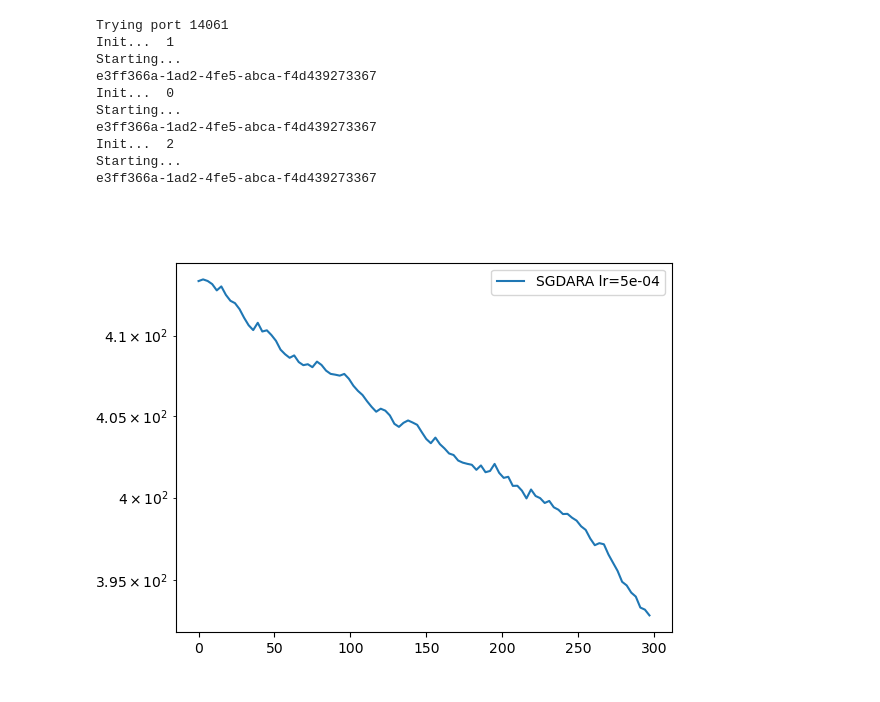
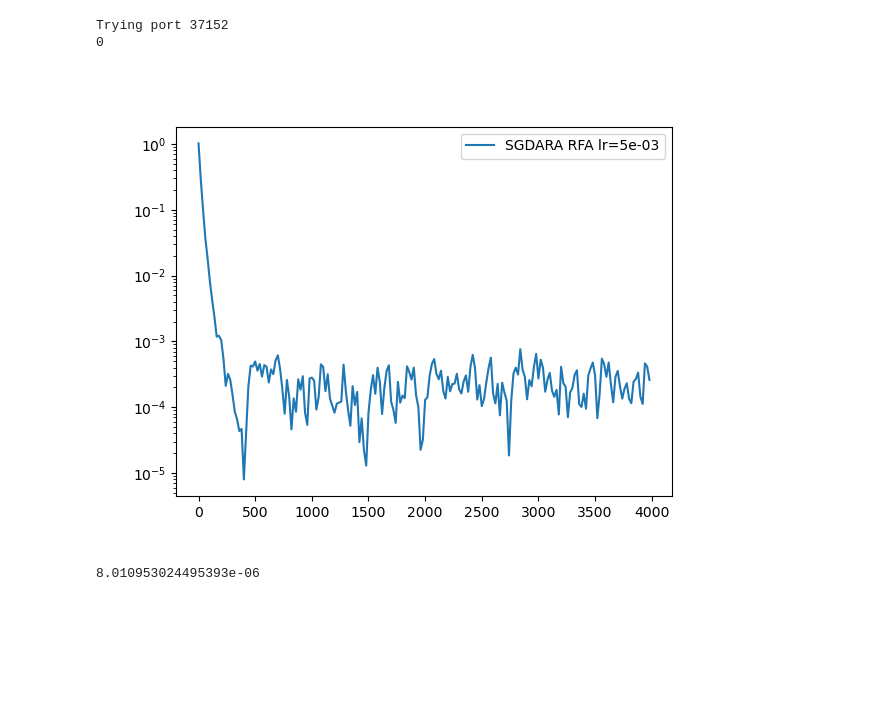
Before and after one commit to nazya/sgda-ra, a Jupyter notebook: notebooks/Distributed-RA.ipynb, the cells around one changed output. Drawn from its saved outputs; the diff is of its cells as text; code cells hidden in the pictures; blank space fills up the shorter version.

```diff
--- a/notebooks/Distributed-RA.ipynb
+++ b/notebooks/Distributed-RA.ipynb
@@ -30,27 +82,23 @@ TrainDistributedConfig(game=GameOptions(game_type=<GameType.QUADRATIC: 'quadrati
+# %%
+record = train(config)
+# %% [output]
+Trying port 37152
+0
 # %%
 plt.figure()
 plt.yscale('log')
-
-config.optimizer.lr = 5e-4
-config.optimizer.optimizer_type = OptimizerType.SGDARA
-record = train(config)
 record.load_metrics()
-
 # plt.figure()
 plt.plot(record.metrics.num_grad, record.metrics.hamiltonian,
-         label="%s lr=%.e" % (config.optimizer.optimizer_type.value, config.optimizer.lr))
+         label="%s %s lr=%.e" % (config.optimizer.optimizer_type.value,
+                                 config.optimizer.aggregation_options.aggregator_type.value,
+                                 config.optimizer.lr))
 plt.yscale('log')
 plt.legend()
 plt.show()
 # %% [output]
-Trying port 14061
-Init...  1
-Starting...
-e3ff366a-1ad2-4fe5-abca-f4d439273367
-Init...  0
-Starting...
-e3ff366a-1ad2-4fe5-abca-f4d439273367
-Init...  2
-Starting...
-e3ff366a-1ad2-4fe5-abca-f4d439273367
-[figure, old version]
+[figure, new version]
+# %%
+min(record.metrics.hamiltonian)
+# %% [output]
+8.010953024495393e-06
```
Also changed, not shown: parts of 3 cells of this notebook, 20 other files.
